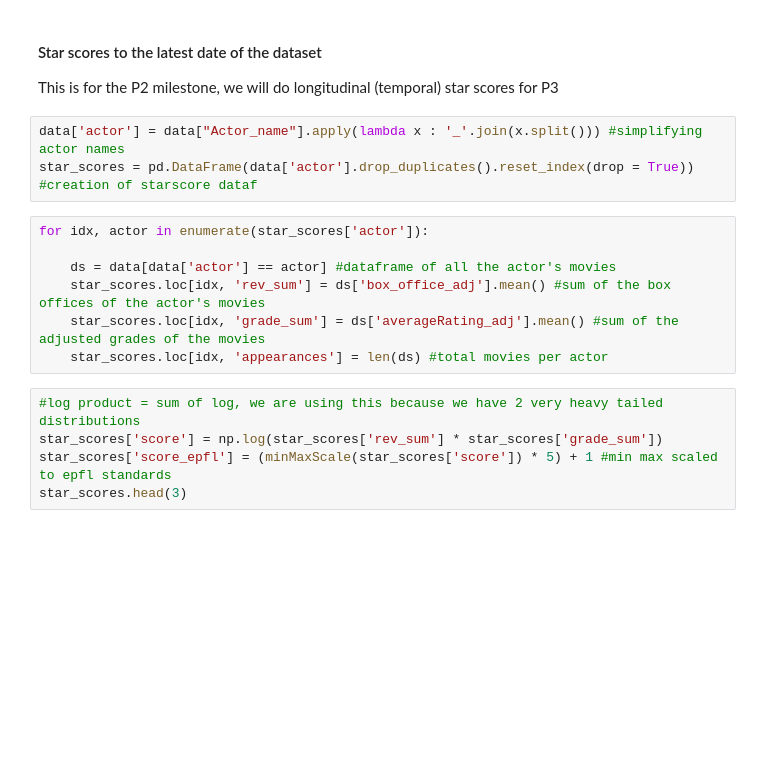
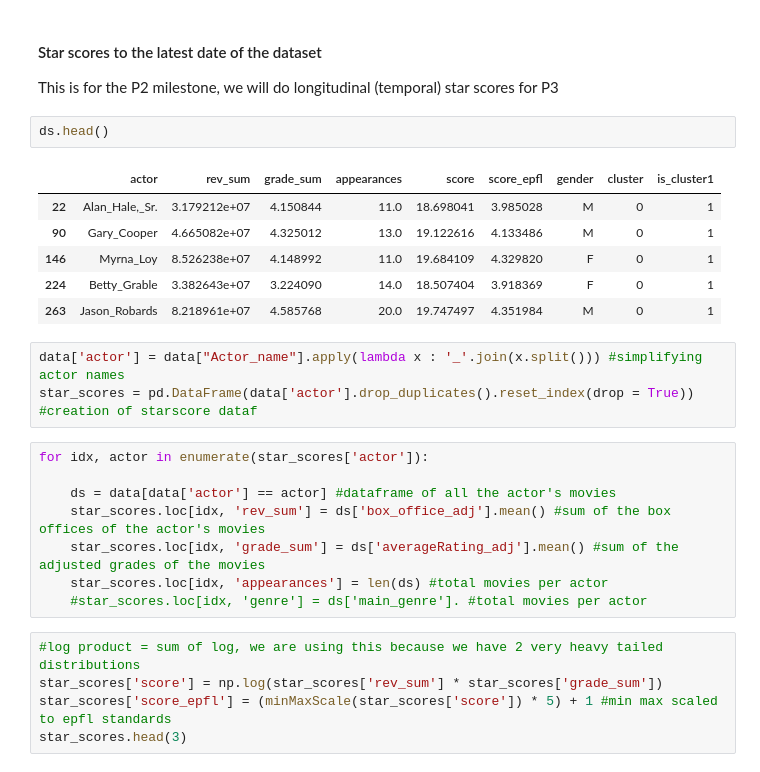
Before and after one commit to louisleger/ada-final-project, a Jupyter notebook: src/star_score.ipynb, the cells around one changed output. Saved outputs shown, nothing was run; the diff lists cells and outputs as text; blank space fills up the shorter version.

```diff
--- a/src/star_score.ipynb
+++ b/src/star_score.ipynb
@@ -123,6 +132,15 @@ and our average imdb grades aswell as our adjusted grades are not normally distr
 # %% [markdown]
 #### Star scores to the latest date of the dataset
 This is for the P2 milestone, we will do longitudinal (temporal) star scores for P3
+# %%
+ds.head()
+# %% [output]
+|  | actor | rev_sum | grade_sum | appearances | score | score_epfl | gender | cluster | is_cluster1 |
+| 22 | Alan_Hale,_Sr. | 3.179212e+07 | 4.150844 | 11.0 | 18.698041 | 3.985028 | M | 0 | 1 |
+| 90 | Gary_Cooper | 4.665082e+07 | 4.325012 | 13.0 | 19.122616 | 4.133486 | M | 0 | 1 |
+| 146 | Myrna_Loy | 8.526238e+07 | 4.148992 | 11.0 | 19.684109 | 4.329820 | F | 0 | 1 |
+| 224 | Betty_Grable | 3.382643e+07 | 3.224090 | 14.0 | 18.507404 | 3.918369 | F | 0 | 1 |
+| 263 | Jason_Robards | 8.218961e+07 | 4.585768 | 20.0 | 19.747497 | 4.351984 | M | 0 | 1 |
 # %%
 data['actor'] = data["Actor_name"].apply(lambda x : '_'.join(x.split())) #simplifying actor names
 star_scores = pd.DataFrame(data['actor'].drop_duplicates().reset_index(drop = True)) #creation of starscore dataf
@@ -133,6 +151,7 @@ for idx, actor in enumerate(star_scores['actor']):
     star_scores.loc[idx, 'rev_sum'] = ds['box_office_adj'].mean() #sum of the box offices of the actor's movies
     star_scores.loc[idx, 'grade_sum'] = ds['averageRating_adj'].mean() #sum of the adjusted grades of the movies
     star_scores.loc[idx, 'appearances'] = len(ds) #total movies per actor
+    #star_scores.loc[idx, 'genre'] = ds['main_genre']. #total movies per actor
 # %%
 #log product = sum of log, we are using this because we have 2 very heavy tailed distributions
 star_scores['score'] = np.log(star_scores['rev_sum'] * star_scores['grade_sum'])
```
Also changed, not shown: parts of 9 cells of this notebook.
